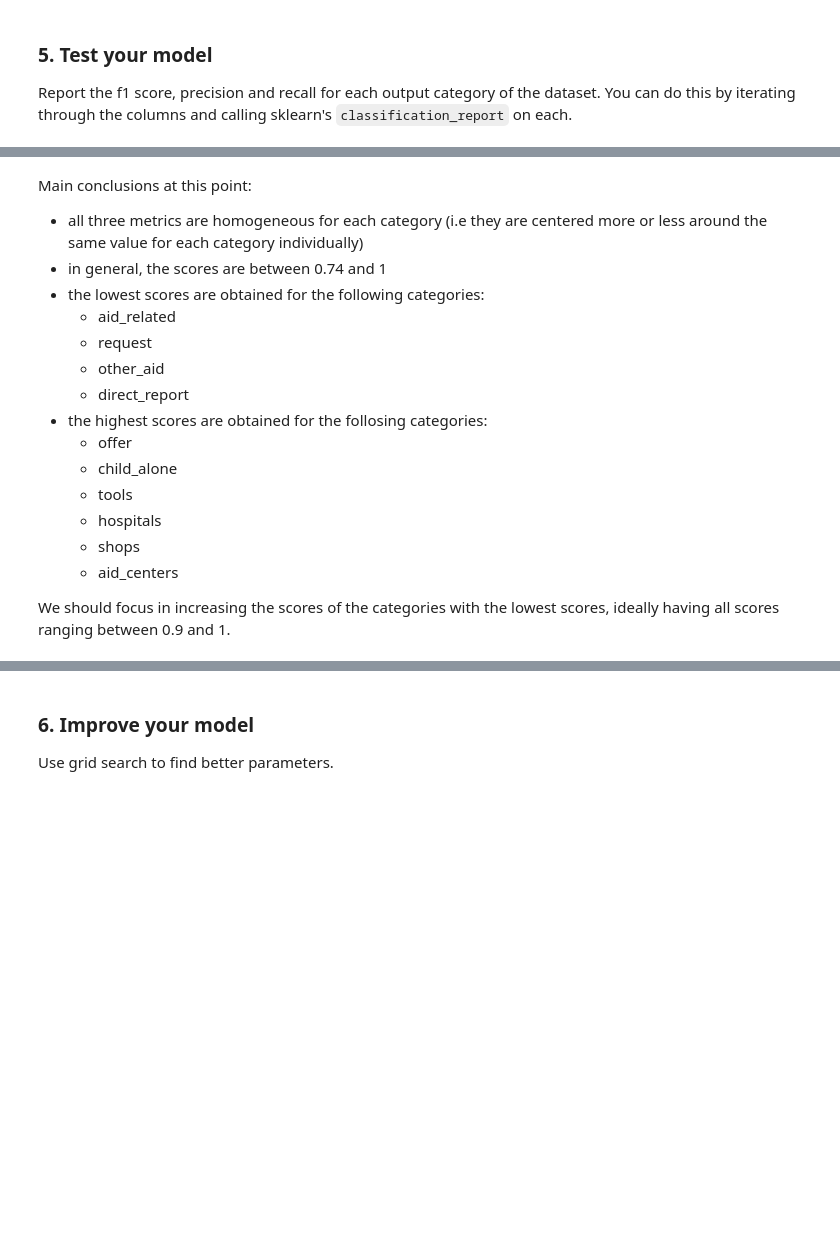
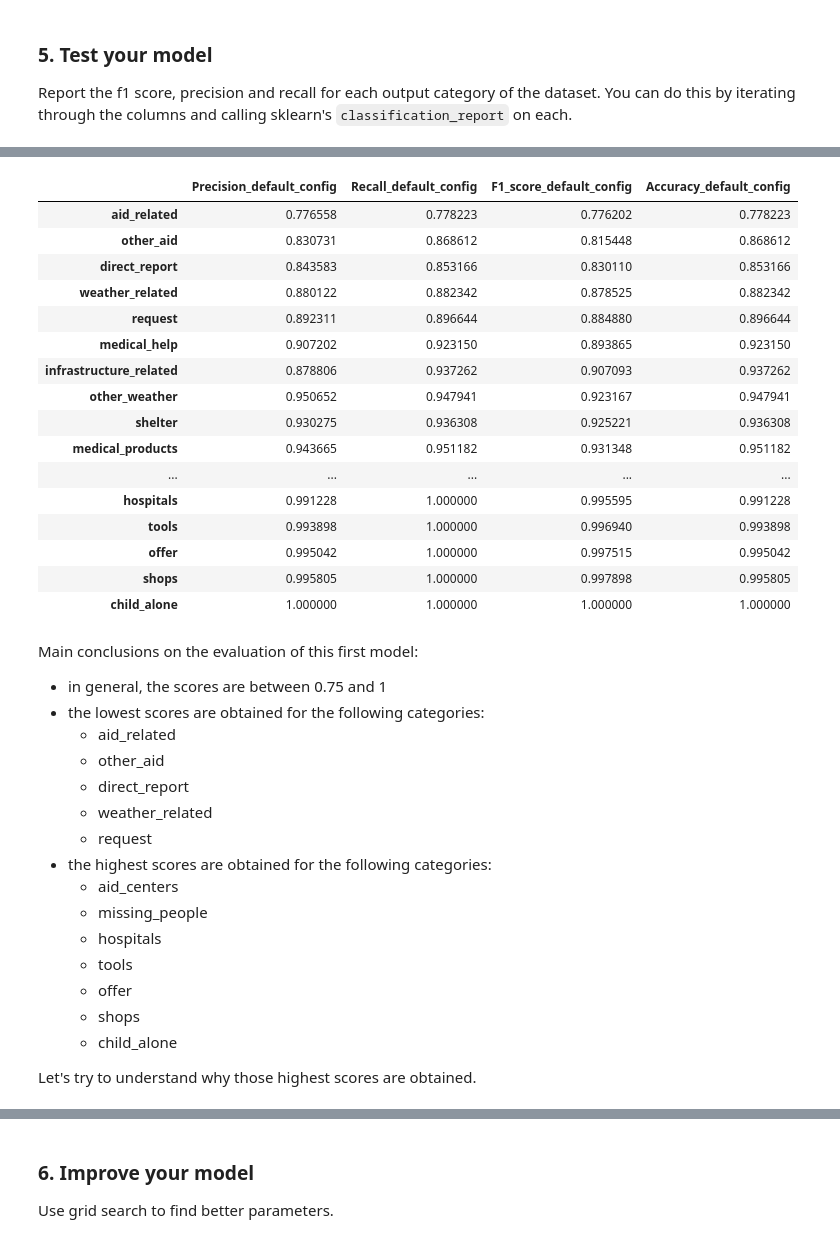
Before and after one commit to acoullandreau/disaster_response_pipeline, a Jupyter notebook: ML Pipeline Preparation.ipynb, the cells around one changed output, grey strips where cells are left out. Cells and saved outputs as stored; diff of their text form; code cells hidden in the pictures; blank space fills up the shorter version.

```diff
--- a/ML Pipeline Preparation.ipynb
+++ b/ML Pipeline Preparation.ipynb
@@ -171,18 +206,40 @@ Classification report for "direct_report" category
+# %%
+df_results.sort_values('F1_score_default_config')
+# %% [output]
+|  | Precision_default_config | Recall_default_config | F1_score_default_config | Accuracy_default_config |
+| aid_related | 0.776558 | 0.778223 | 0.776202 | 0.778223 |
+| other_aid | 0.830731 | 0.868612 | 0.815448 | 0.868612 |
+| direct_report | 0.843583 | 0.853166 | 0.830110 | 0.853166 |
+| weather_related | 0.880122 | 0.882342 | 0.878525 | 0.882342 |
+| request | 0.892311 | 0.896644 | 0.884880 | 0.896644 |
+| medical_help | 0.907202 | 0.923150 | 0.893865 | 0.923150 |
+| infrastructure_related | 0.878806 | 0.937262 | 0.907093 | 0.937262 |
+| other_weather | 0.950652 | 0.947941 | 0.923167 | 0.947941 |
+| shelter | 0.930275 | 0.936308 | 0.925221 | 0.936308 |
+| medical_products | 0.943665 | 0.951182 | 0.931348 | 0.951182 |
+| ... | ... | ... | ... | ... |
+| hospitals | 0.991228 | 1.000000 | 0.995595 | 0.991228 |
+| tools | 0.993898 | 1.000000 | 0.996940 | 0.993898 |
+| offer | 0.995042 | 1.000000 | 0.997515 | 0.995042 |
+| shops | 0.995805 | 1.000000 | 0.997898 | 0.995805 |
+| child_alone | 1.000000 | 1.000000 | 1.000000 | 1.000000 |
 # %% [markdown]
-Main conclusions at this point:
-- all three metrics are homogeneous for each category (i.e they are centered more or less around the same value for each category individually)
-- in general, the scores are between 0.74 and 1
+Main conclusions on the evaluation of this first model:
+
+- in general, the scores are between 0.75 and 1
 - the lowest scores are obtained for the following categories:
     - aid_related
-    - request
     - other_aid
     - direct_report
-- the highest scores are obtained for the follosing categories:
+    - weather_related
+    - request
+- the highest scores are obtained for the following categories:
+    - aid_centers
+    - missing_people
+    - hospitals
+    - tools
     - offer
+    - shops
     - child_alone
-    - tools
-    - hospitals
-    - shops
-    - aid_centers
 
-We should focus in increasing the scores of the categories with the lowest scores, ideally having all scores ranging between 0.9 and 1.
+Let's try to understand why those highest scores are obtained.
```
Also changed, not shown: parts of 25 cells of this notebook.
